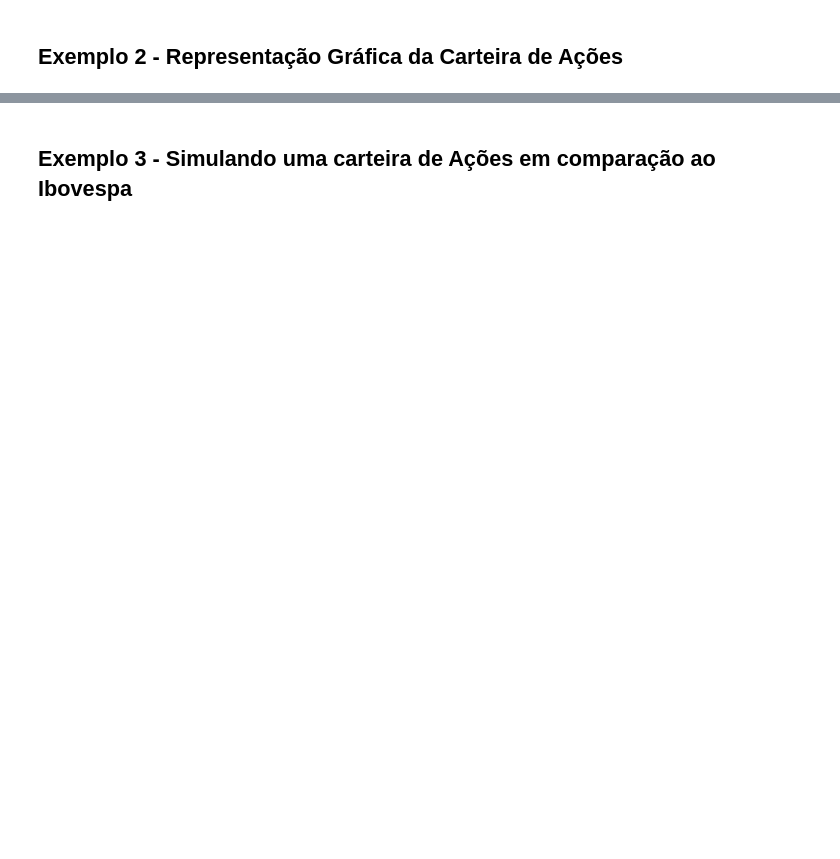
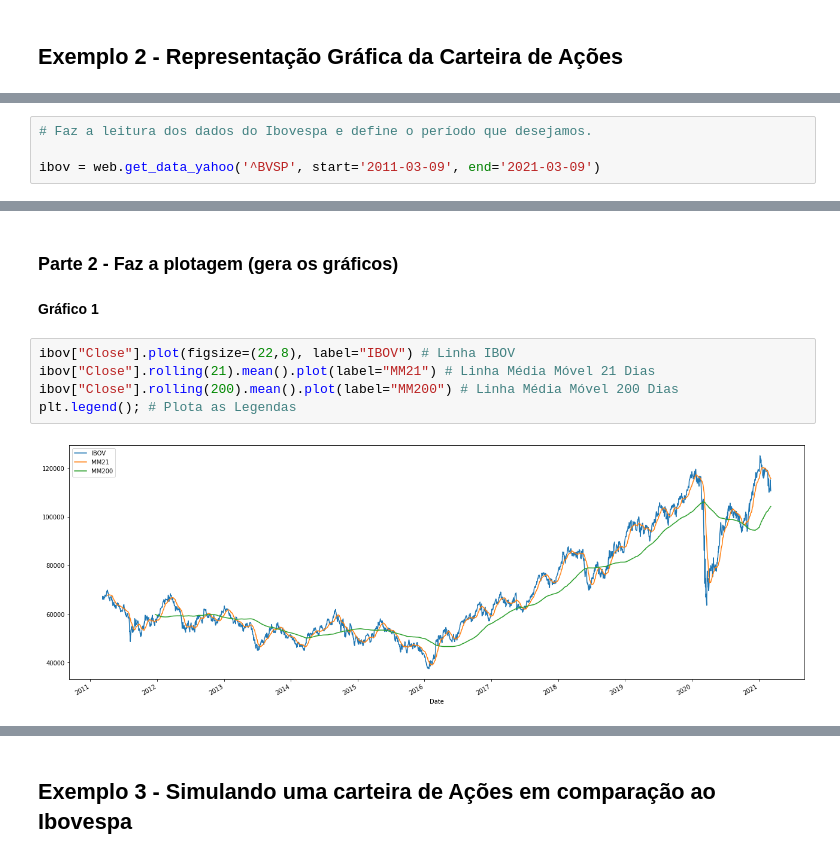
Before and after one commit to MoreiraErick/learning-python, a Jupyter notebook: Bootcamp-IGTI-Aula-Interativa-1.ipynb, the cells around one changed output, grey strips where cells are left out. Saved outputs shown, nothing was run; the diff lists cells and outputs as text; blank space fills up the shorter version.

```diff
--- a/Bootcamp-IGTI-Aula-Interativa-1.ipynb
+++ b/Bootcamp-IGTI-Aula-Interativa-1.ipynb
@@ -14,0 +105,4 @@
+# %%
+# Faz a leitura dos dados do Ibovespa e define o período que desejamos.
+
+ibov = web.get_data_yahoo('^BVSP', start='2011-03-09', end='2021-03-09')
@@ -14,0 +135,11 @@
+# %% [markdown]
+### Parte 2 - Faz a plotagem (gera os gráficos)
+# %% [markdown]
+**Gráfico 1**
+# %%
+ibov["Close"].plot(figsize=(22,8), label="IBOV") # Linha IBOV
+ibov["Close"].rolling(21).mean().plot(label="MM21") # Linha Média Móvel 21 Dias
+ibov["Close"].rolling(200).mean().plot(label="MM200") # Linha Média Móvel 200 Dias
+plt.legend(); # Plota as Legendas
+# %% [output]
+[figure, added]
```
Also changed, not shown: parts of 36 cells of this notebook.
